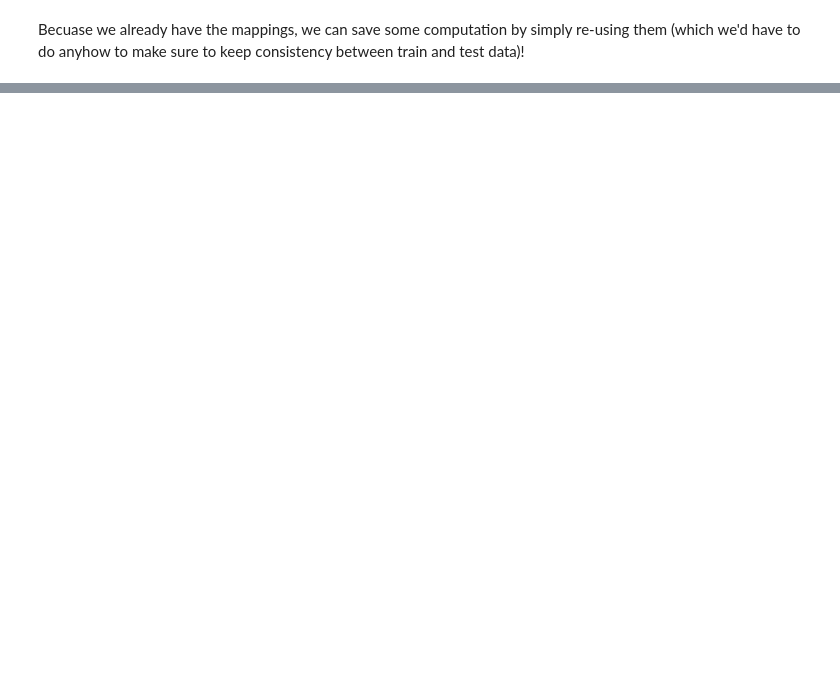
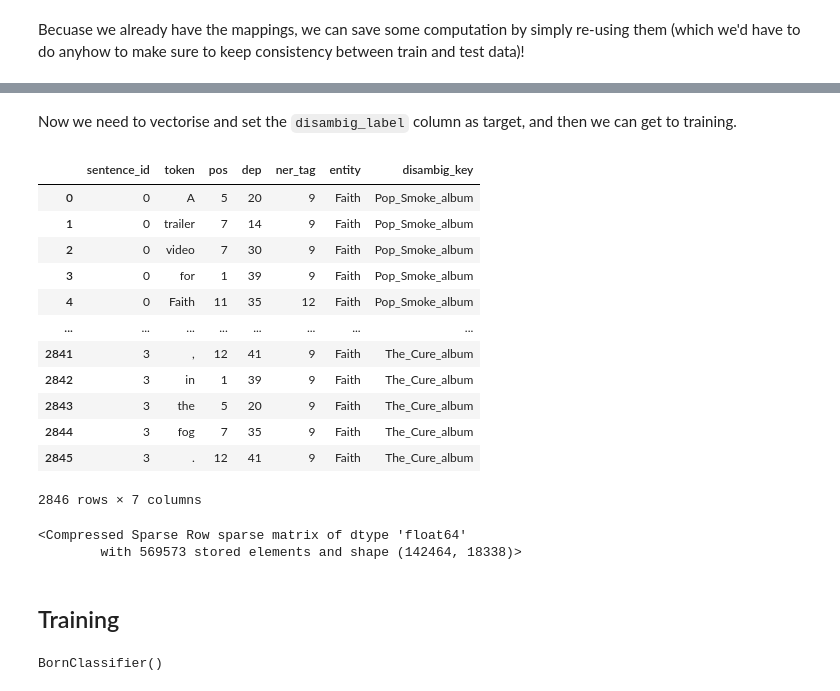
Before and after one commit to de-lachende-cavalier/bored, a Jupyter notebook: entity_disambiguation.ipynb, the cells around one changed output, grey strips where cells are left out. Cells and saved outputs as stored; diff of their text form; code cells hidden in the pictures; blank space fills up the shorter version.

```diff
--- a/entity_disambiguation.ipynb
+++ b/entity_disambiguation.ipynb
@@ -154,0 +155,26 @@ born_clf = get_latest_model('clf')
+# %% [markdown]
+Now we need to vectorise and set the `disambig_label` column as target, and then we can get to training.
+# %%
+y_ner_train = enc_train_df['ner_tag'].to_list()
+y_ner_test = enc_test_df['ner_tag'].to_list()
+enc_train_df.drop('ner_tag', axis=1)
+enc_test_df.drop('ner_tag', axis=1)
+
+y_train = enc_train_df['disambig_label'].to_list()
+y_test = enc_test_df['disambig_label'].to_list()
+enc_train_df.drop('disambig_label', axis=1)
+enc_test_df.drop('disambig_label', axis=1)
+# %% [output]
+|  | sentence_id | token | pos | dep | ner_tag | entity | disambig_key |
+| 0 | 0 | A | 5 | 20 | 9 | Faith | Pop_Smoke_album |
+| 1 | 0 | trailer | 7 | 14 | 9 | Faith | Pop_Smoke_album |
+| 2 | 0 | video | 7 | 30 | 9 | Faith | Pop_Smoke_album |
+| 3 | 0 | for | 1 | 39 | 9 | Faith | Pop_Smoke_album |
+| 4 | 0 | Faith | 11 | 35 | 12 | Faith | Pop_Smoke_album |
+| ... | ... | ... | ... | ... | ... | ... | ... |
+| 2841 | 3 | , | 12 | 41 | 9 | Faith | The_Cure_album |
+| 2842 | 3 | in | 1 | 39 | 9 | Faith | The_Cure_album |
+| 2843 | 3 | the | 5 | 20 | 9 | Faith | The_Cure_album |
+| 2844 | 3 | fog | 7 | 35 | 9 | Faith | The_Cure_album |
+| 2845 | 3 | . | 12 | 41 | 9 | Faith | The_Cure_album |
+2846 rows × 7 columns
@@ -154,0 +189,15 @@ born_clf = get_latest_model('clf')
+# %%
+sp.vstack([X_train, X_test])
+# %% [output]
+<Compressed Sparse Row sparse matrix of dtype 'float64'
+        with 569573 stored elements and shape (142464, 18338)>
+# %% [markdown]
+## Training
+# %%
+# we do not use the pretrained model because
+# 1) quite a few NER tags are missing, and the dimensionality is wrong
+# 2) I've tried to do so in a number of different ways, but simply retraining a born classifier on the new data worked better every time...
+born_clf = BornClassifier()
+born_clf.fit(X_train, y_ner_train)
+# %% [output]
+BornClassifier()
```
Also changed, not shown: parts of 15 cells of this notebook.
